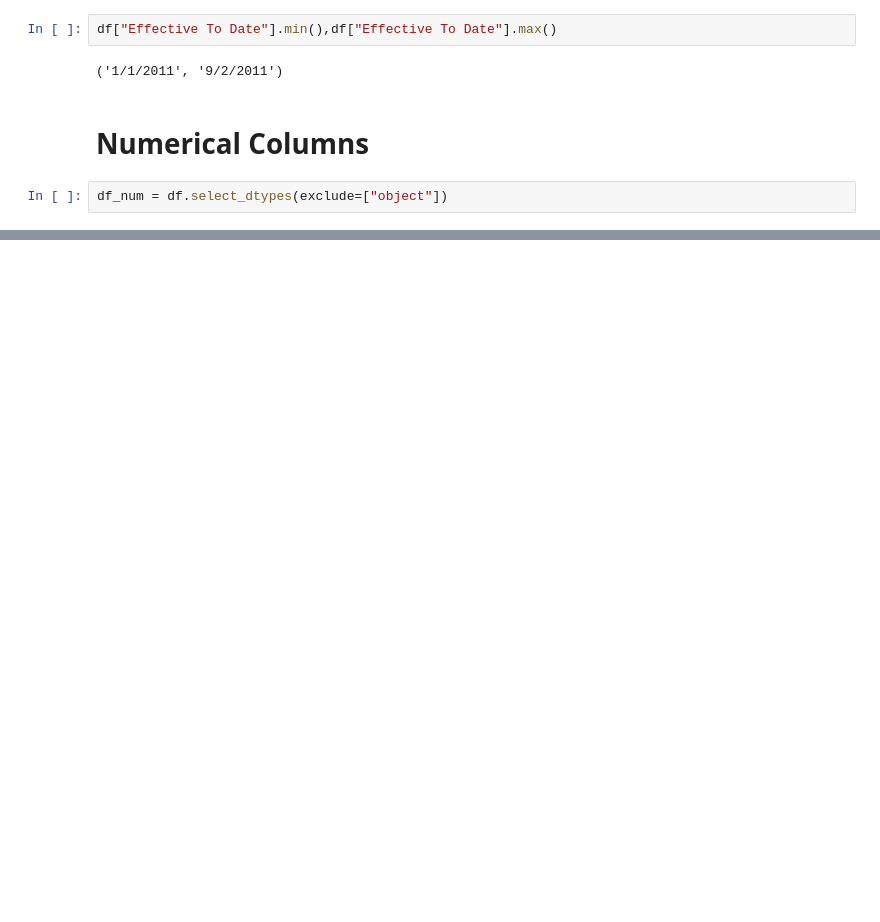
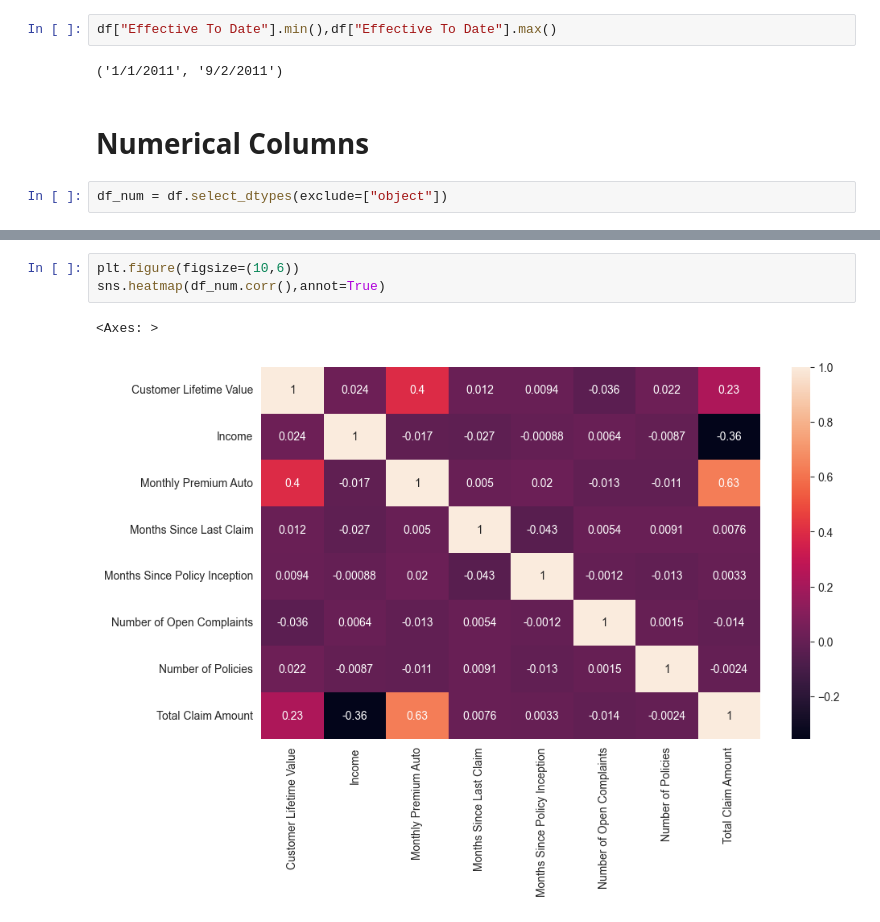
Before and after one commit to YashThussu/insurance_learnings, a Jupyter notebook: vehicle_insurance/exploration.ipynb, the cells around one changed output, grey strips where cells are left out. Saved outputs shown, nothing was run; the diff lists cells and outputs as text; blank space fills up the shorter version.

```diff
--- a/vehicle_insurance/exploration.ipynb
+++ b/vehicle_insurance/exploration.ipynb
@@ -102,3 +105,9 @@ df_num
+# %%
+plt.figure(figsize=(10,6))
+sns.heatmap(df_num.corr(),annot=True)
+# %% [output]
+<Axes: >
+[figure, added]
 # %%
 plt.figure(figsize=(12,5))
 plt.grid(True)
```
Also changed, not shown: parts of 35 cells of this notebook.
